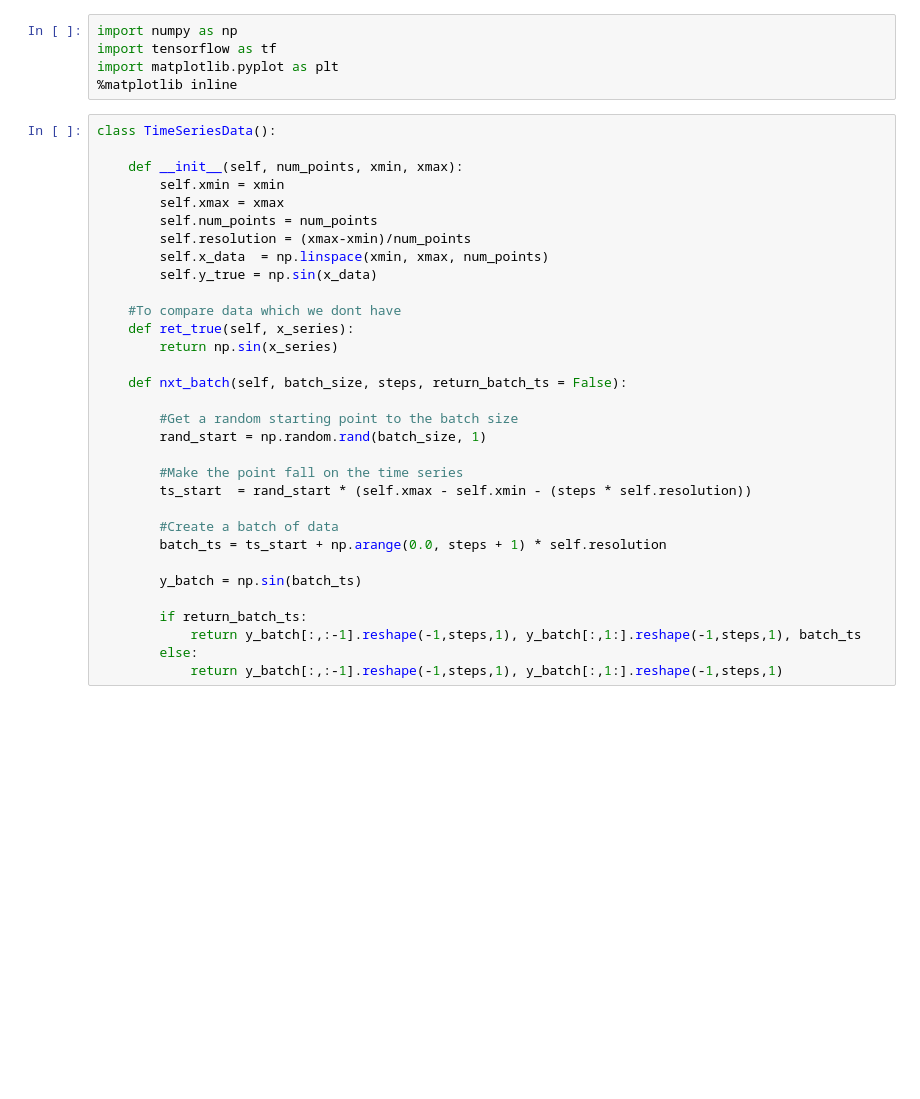
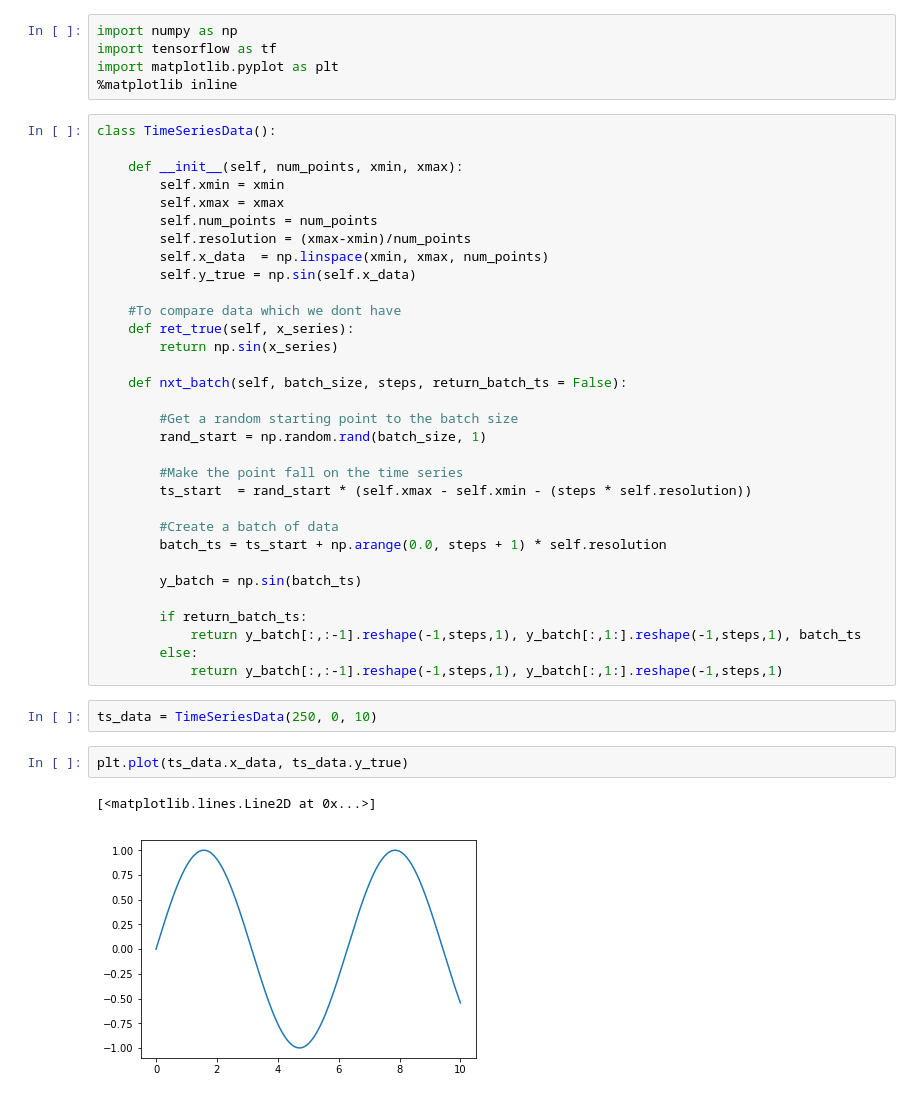
Before and after one commit to hbalakrishna/ML_Projects, a Jupyter notebook: Time Series/Time_Series_RNN.ipynb, the cells around one changed output. Cells and saved outputs as stored; diff of their text form; blank space fills up the shorter version.

Commit message:
Time Series - Generating random batches

```diff
--- a/Time Series/Time_Series_RNN.ipynb
+++ b/Time Series/Time_Series_RNN.ipynb
@@ -12,7 +12,7 @@ class TimeSeriesData():
         self.num_points = num_points
         self.resolution = (xmax-xmin)/num_points
         self.x_data  = np.linspace(xmin, xmax, num_points)
-        self.y_true = np.sin(x_data)
+        self.y_true = np.sin(self.x_data)
 
     #To compare data which we dont have
     def ret_true(self, x_series):
@@ -35,3 +35,10 @@ class TimeSeriesData():
             return y_batch[:,:-1].reshape(-1,steps,1), y_batch[:,1:].reshape(-1,steps,1), batch_ts
         else:
             return y_batch[:,:-1].reshape(-1,steps,1), y_batch[:,1:].reshape(-1,steps,1)
+# %%
+ts_data = TimeSeriesData(250, 0, 10)
+# %%
+plt.plot(ts_data.x_data, ts_data.y_true)
+# %% [output]
+[<matplotlib.lines.Line2D at 0x...>]
+[figure, added]
```
Also changed, not shown: parts of 3 cells of this notebook.
